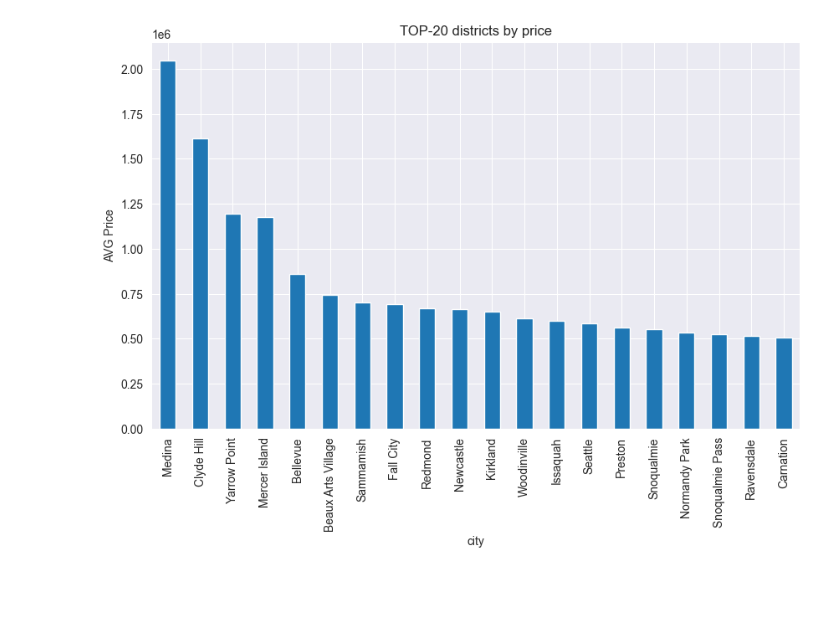
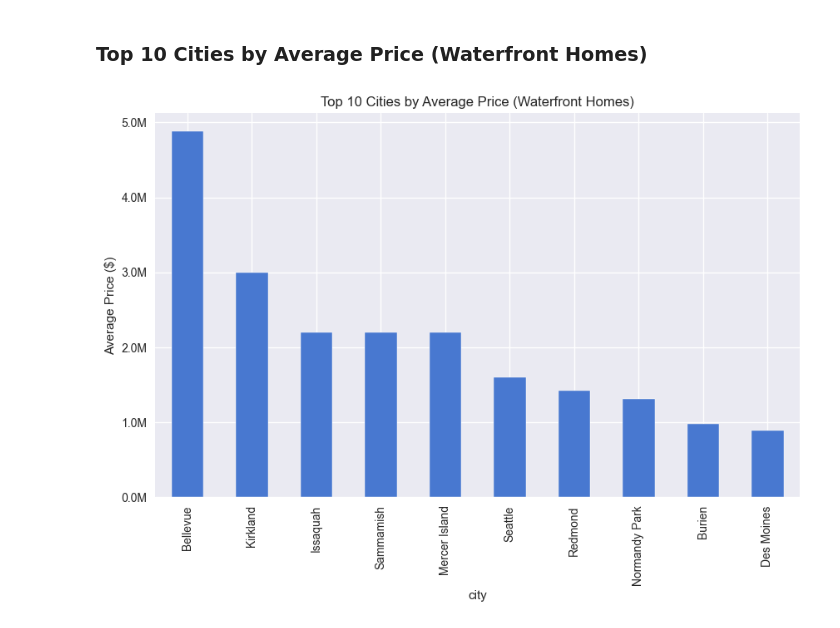
Before and after one commit to coffee3333/data-science-classroom, a Jupyter notebook: kingCounty-22.09.25/analysis.ipynb, the cells around one changed output. Drawn from its saved outputs; the diff is of its cells as text; code cells hidden in the pictures; blank space fills up the shorter version.

```diff
--- a/kingCounty-22.09.25/analysis.ipynb
+++ b/kingCounty-22.09.25/analysis.ipynb
@@ -5,3 +9,4 @@ import seaborn as sns
 # %%
 df = pd.read_csv("KC_housing_data.csv")
-df.head()
+plt.style.use("seaborn-v0_8")
+sns.set_palette("muted")
@@ -15,7 +15,10 @@ df.head()
 # %%
-print(df.isna().sum())
+df["date"] = pd.to_datetime(df["date"], errors="coerce")
 
 df = df.drop_duplicates()
 
 df = df[df["price"] > 50000]
+
+print(df.columns)
+print(df.isna().sum())
 # %% [output]
@@ -55,9 +80,15 @@ plt.show()
+# %% [markdown]
+### Top 10 Cities by Average Price (Waterfront Homes)
 # %%
-avg_price_zip = df.groupby("city")["price"].mean().sort_values(ascending=False)
+waterfront = df[df["waterfront"] == 1]
+avg_price_waterfront = waterfront.groupby("city")["price"].mean().sort_values(ascending=False)
+
 plt.figure(figsize=(10,6))
-avg_price_zip.head(20).plot(kind="bar")
-plt.title("TOP-20 districts by price")
-plt.ylabel("AVG Price")
+ax = avg_price_waterfront.head(10).plot(kind="bar")
+
+plt.title("Top 10 Cities by Average Price (Waterfront Homes)")
+plt.ylabel("Average Price ($)")
+ax.yaxis.set_major_formatter(mtick.FuncFormatter(lambda y, _: f'{y/1e6:.1f}M'))
 plt.show()
 # %% [output]
-[figure, old version]
+[figure, new version]
```
Also changed, not shown: parts of 21 cells of this notebook, 1 other file.
